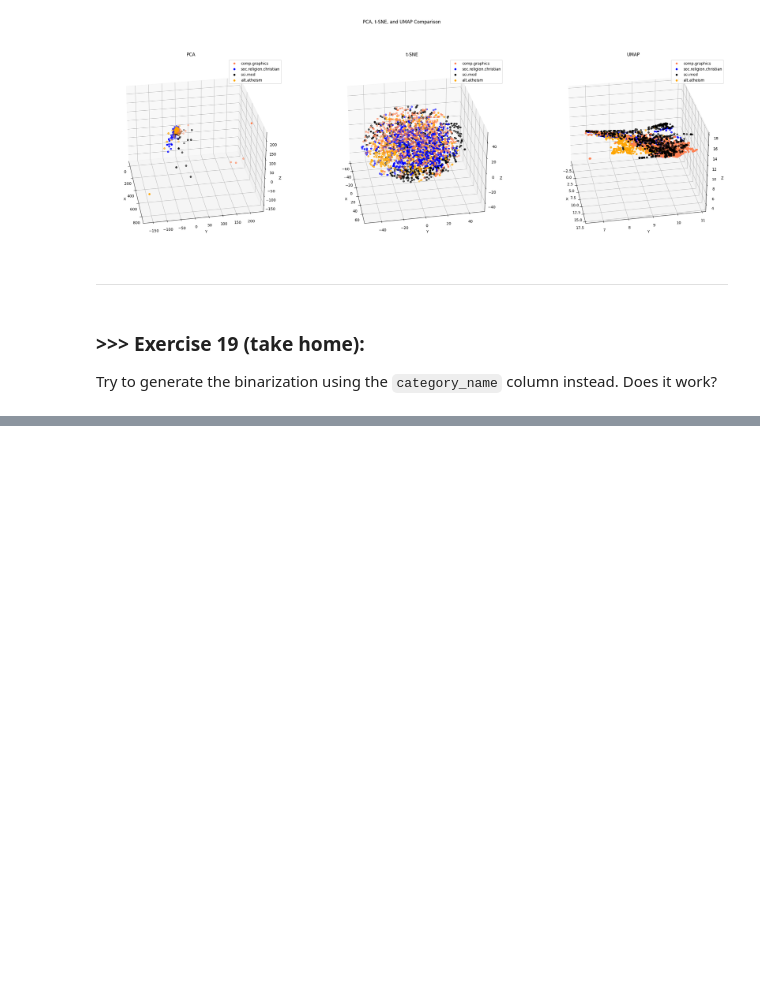
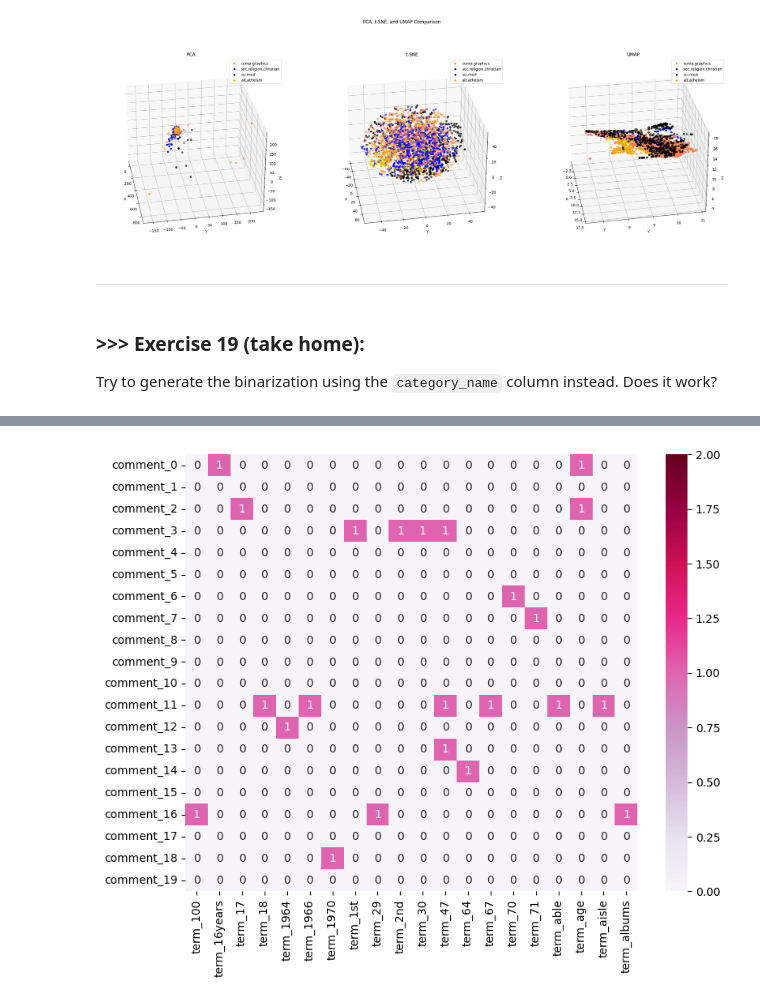
Before and after one commit to Big-problem/DM2024-Lab1-Homework, a Jupyter notebook: DM2024-Lab1-Homework.ipynb, the cells around one changed output, grey strips where cells are left out. Cells and saved outputs as stored; diff of their text form; code cells hidden in the pictures; blank space fills up the shorter version.

```diff
--- a/DM2024-Lab1-Homework.ipynb
+++ b/DM2024-Lab1-Homework.ipynb
@@ -636,0 +731,4 @@ X[:8]
+# %%
+# takes a like a minute or two to process
+df['unigrams'] = df['comment'].apply(lambda x: dmh.tokenize_text(x))
+df[0:4]["unigrams"]
@@ -636,0 +741,4 @@ X[:8]
+# %%
+count_vect = CountVectorizer()
+df_counts = count_vect.fit_transform(df.comment) #learn the vocabulary and return document-term matrix
+print(df_counts[0])
@@ -636,0 +765,33 @@ X[:8]
+# %%
+# Answer here
+
+total = 0
+arr = df_counts[0:20, 0:].toarray()
+plot_x, plot_z = [], []
+for i in range(20):
+    tmp = []
+    for i in range(20):
+        tmp.append(-1)
+    plot_z.append(tmp)
+
+plot_y = ["comment_"+ str(i) for i in list(df.index)[0:20]]
+for i in range(df_counts.shape[1]):
+    flag = 0
+    for j in range(20):
+        plot_z[j][total] = arr[j][i]
+        if arr[j][i] != 0:
+            flag = 1
+
+    if flag:
+        total += 1
+        plot_x.append("term_"+str(count_vect.get_feature_names_out()[i]))
+        if total == 20:
+            break
+
+df_todraw = pd.DataFrame(plot_z, columns = plot_x, index = plot_y)
+plt.subplots(figsize=(9, 7))
+ax = sns.heatmap(df_todraw,
+                 cmap="PuRd",
+                 vmin=0, vmax=2, annot=True)
+# %% [output]
+[figure, added]
```
Also changed, not shown: parts of 14 cells of this notebook.
